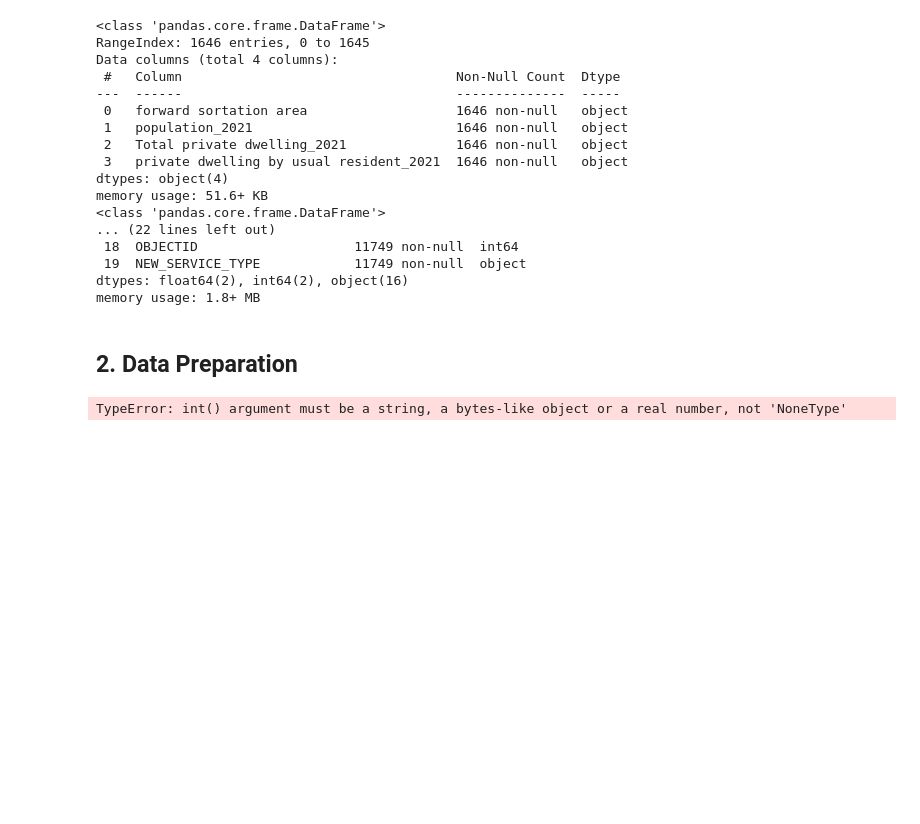
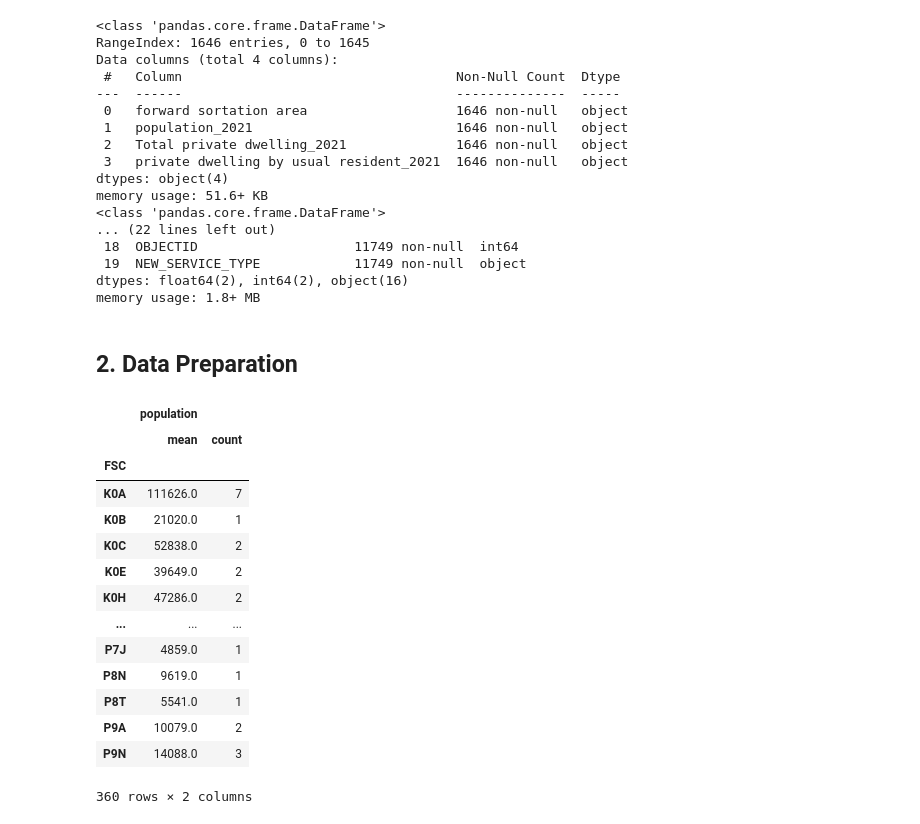
Before and after one commit to crhultay/0048-013-Group2-Assignment, a Jupyter notebook: health_data.ipynb, the cells around one changed output. Drawn from its saved outputs; the diff is of its cells as text; code cells hidden in the pictures; blank space fills up the shorter version.

```diff
--- a/health_data.ipynb
+++ b/health_data.ipynb
@@ -85,15 +85,30 @@ memory usage: 1.8+ MB
 # %%
 #create FSC column and match the FSC values from population dataset to combined corresponding population that the clinics located in.
 location_data['FSC'] = location_data['POSTAL_CODE'].str[:3]
 population_fsc = census_data.drop(['Total private dwelling_2021', 'private dwelling by usual resident_2021'], axis =1)
 population_fsc.set_index('forward sortation area', inplace = True)
 population_fsc_dict = population_fsc.to_dict()
 
 location_data['matched_FSC'] = location_data['FSC'].apply(lambda x: population_fsc_dict['population_2021'].get(x))
-location_data['population'] = location_data['matched_FSC']
-location_data['population'] = location_data['population'].str.split(',').str.join('').apply(int)
+location_data['population'] = location_data['matched_FSC'].str.split(',').str.join('')
+location_data['population'] = pd.to_numeric(location_data['population'])
 
-#grouped_location_df = location_data.groupby('NEW_SERVICE_TYPE')
-#grouped_location_df.info()
+
+location_data = location_data.drop(['OGF_ID', 'MOH_SERVICE_PROVIDER_IDENT','FRENCH_NAME','FRENCH_NAME_ALT', 'ENGLISH_NAME_ALT', 'matched_FSC'], axis = 1)
+primary_care_provider = location_data.loc[(location_data['NEW_SERVICE_TYPE'] == 'Primary Care Provider')]
 # %% [output]
+|  | population |  |
+|  | mean | count |
+| FSC |  |  |
+| K0A | 111626.0 | 7 |
+| K0B | 21020.0 | 1 |
+| K0C | 52838.0 | 2 |
+| K0E | 39649.0 | 2 |
+| K0H | 47286.0 | 2 |
+| ... | ... | ... |
+| P7J | 4859.0 | 1 |
+| P8N | 9619.0 | 1 |
+| P8T | 5541.0 | 1 |
+| P9A | 10079.0 | 2 |
+| P9N | 14088.0 | 3 |
-TypeError: int() argument must be a string, a bytes-like object or a real number, not 'NoneType'
+360 rows × 2 columns
```
Also changed, not shown: parts of 3 cells of this notebook.
